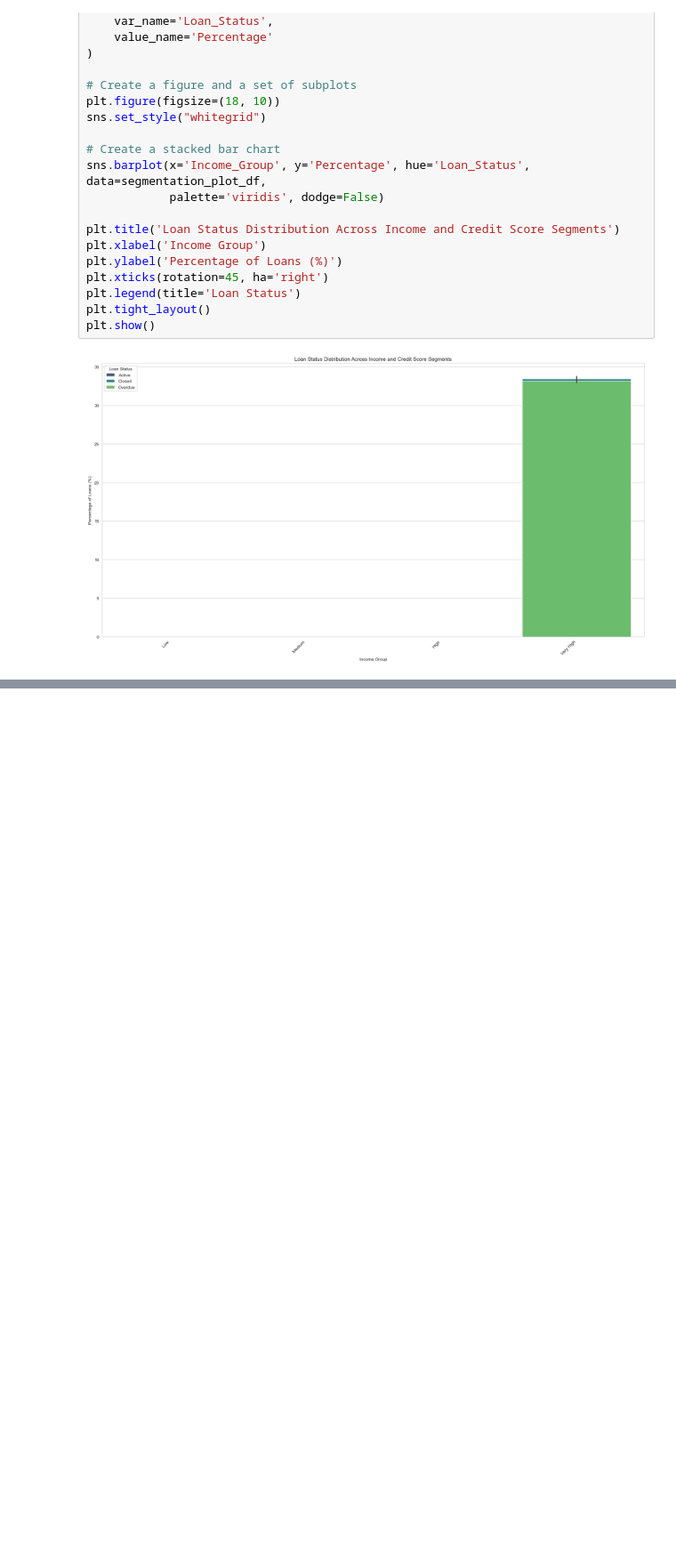
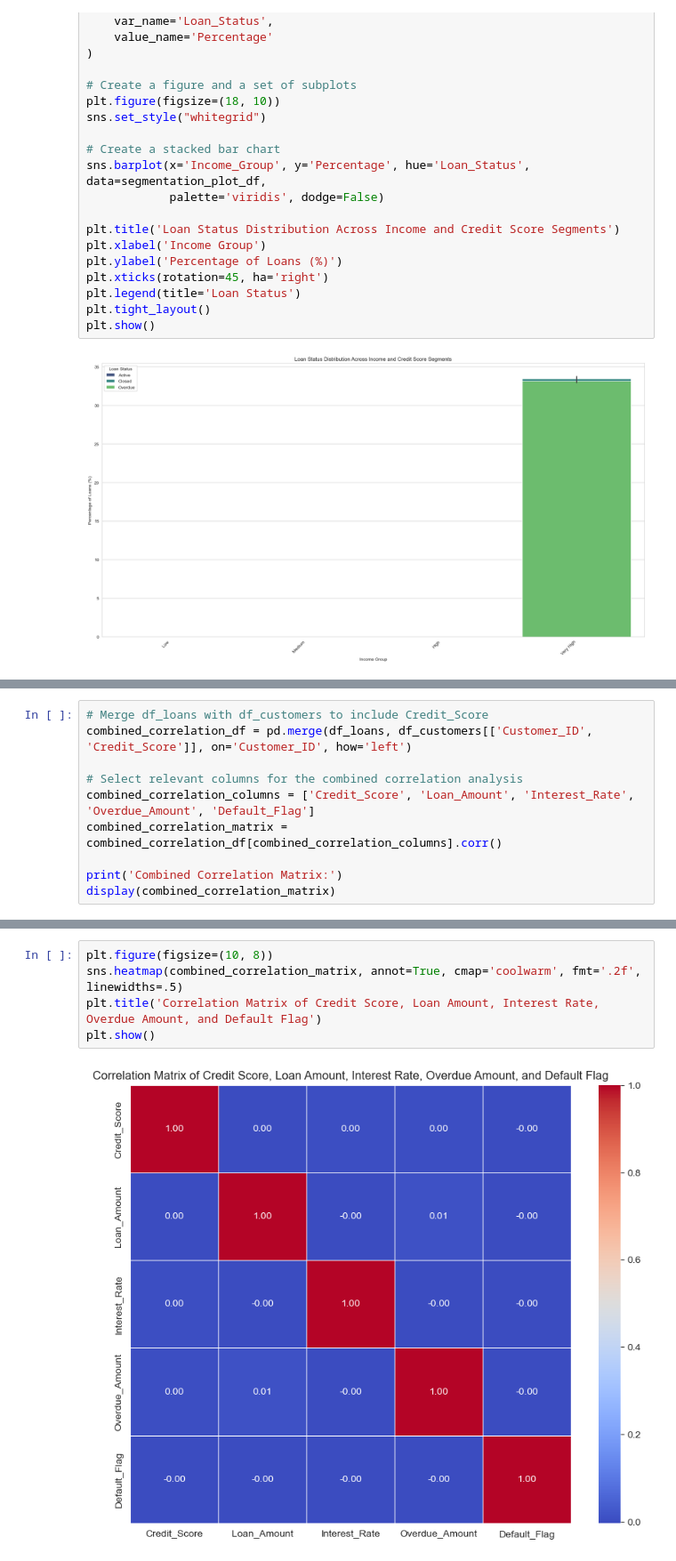
Before and after one commit to nisithasadangi/hv_assignment_28M_12A, a Jupyter notebook: assignment.ipynb, the cells around one changed output, grey strips where cells are left out. Shown at 89% size. Cells and saved outputs as stored; diff of their text form; blank space fills up the shorter version.

Commit message:
Advanced Statistical Analysis

```diff
--- a/assignment.ipynb
+++ b/assignment.ipynb
@@ -895,0 +898,10 @@ plt.show()
+# %%
+# Merge df_loans with df_customers to include Credit_Score
+combined_correlation_df = pd.merge(df_loans, df_customers[['Customer_ID', 'Credit_Score']], on='Customer_ID', how='left')
+
+# Select relevant columns for the combined correlation analysis
+combined_correlation_columns = ['Credit_Score', 'Loan_Amount', 'Interest_Rate', 'Overdue_Amount', 'Default_Flag']
+combined_correlation_matrix = combined_correlation_df[combined_correlation_columns].corr()
+
+print('Combined Correlation Matrix:')
+display(combined_correlation_matrix)
@@ -895,0 +916,7 @@ plt.show()
+# %%
+plt.figure(figsize=(10, 8))
+sns.heatmap(combined_correlation_matrix, annot=True, cmap='coolwarm', fmt='.2f', linewidths=.5)
+plt.title('Correlation Matrix of Credit Score, Loan Amount, Interest Rate, Overdue Amount, and Default Flag')
+plt.show()
+# %% [output]
+[figure, added]
```
Also changed, not shown: parts of 6 cells of this notebook.
